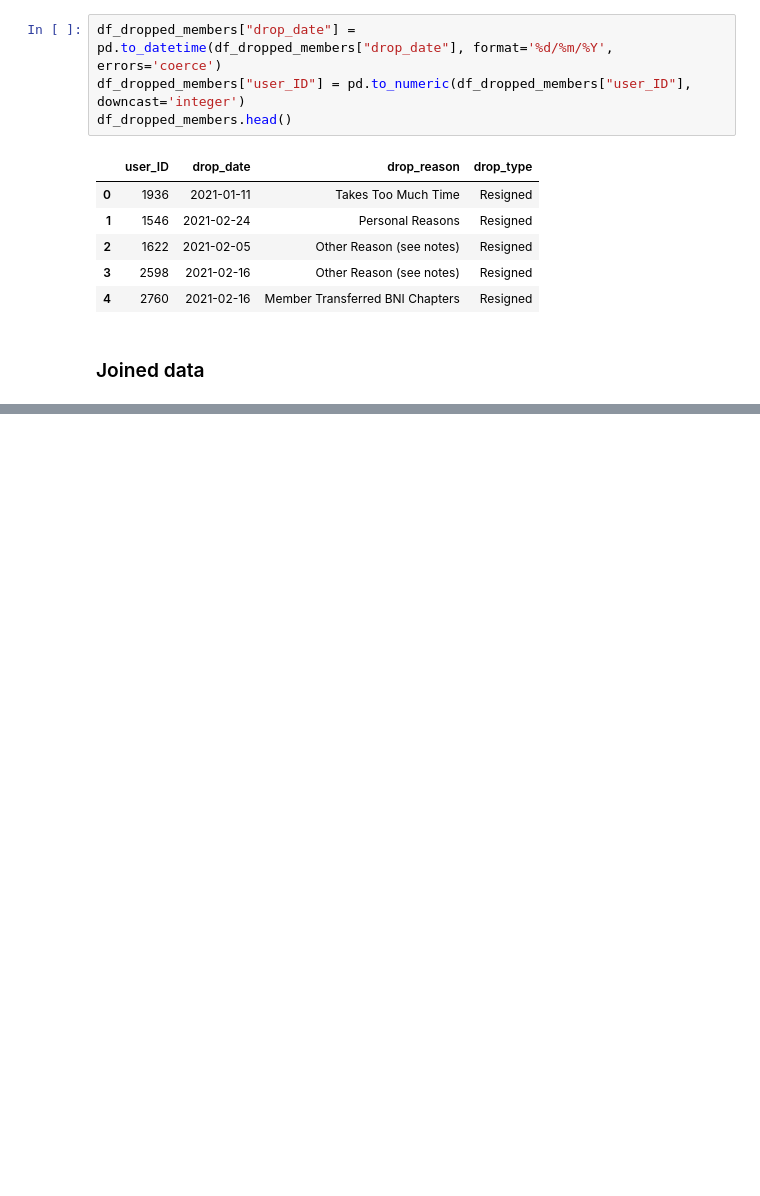
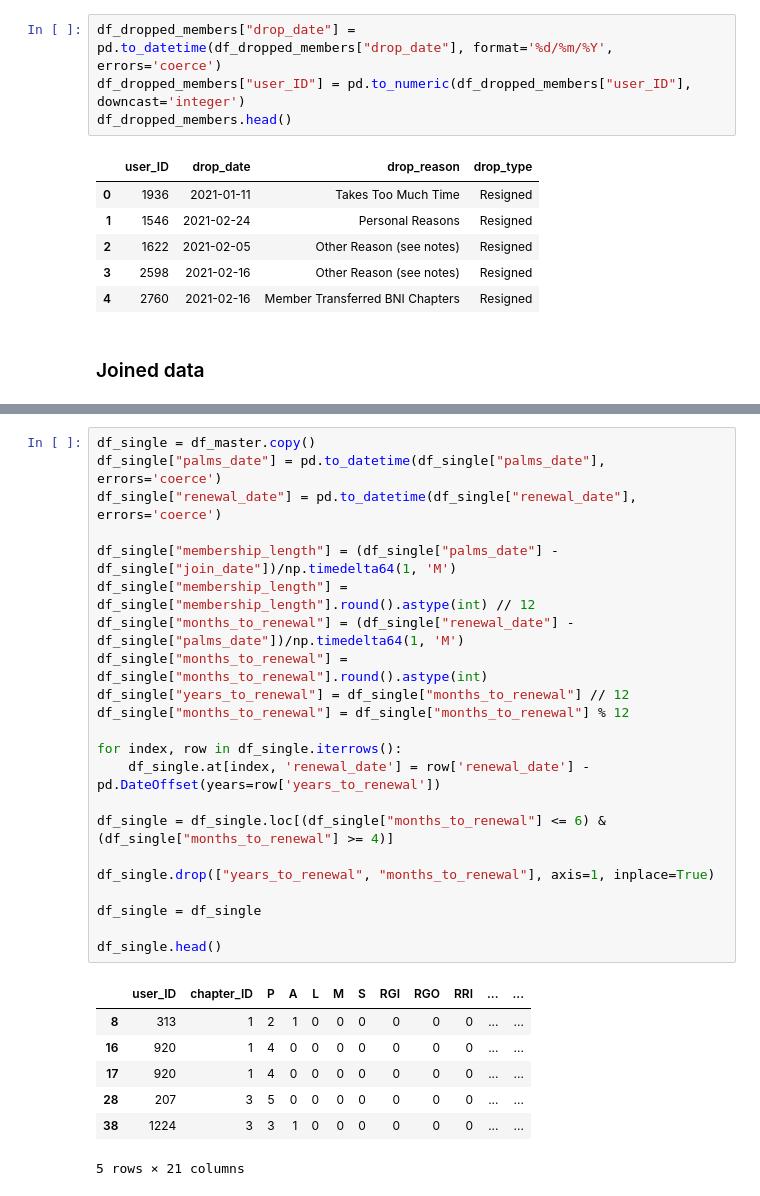
Before and after one commit to ricnorr/bachelor_thesis, a Jupyter notebook: main_script.ipynb, the cells around one changed output, grey strips where cells are left out. Drawn from its saved outputs; the diff is of its cells as text; blank space fills up the shorter version.

```diff
--- a/main_script.ipynb
+++ b/main_script.ipynb
@@ -222,0 +230,30 @@ df_master.sample(10, random_state=13)
+# %%
+df_single = df_master.copy()
+df_single["palms_date"] = pd.to_datetime(df_single["palms_date"], errors='coerce')
+df_single["renewal_date"] = pd.to_datetime(df_single["renewal_date"], errors='coerce')
+
+df_single["membership_length"] = (df_single["palms_date"] - df_single["join_date"])/np.timedelta64(1, 'M')
+df_single["membership_length"] = df_single["membership_length"].round().astype(int) // 12
+df_single["months_to_renewal"] = (df_single["renewal_date"] - df_single["palms_date"])/np.timedelta64(1, 'M')
+df_single["months_to_renewal"] = df_single["months_to_renewal"].round().astype(int)
+df_single["years_to_renewal"] = df_single["months_to_renewal"] // 12
+df_single["months_to_renewal"] = df_single["months_to_renewal"] % 12
+
+for index, row in df_single.iterrows():
+    df_single.at[index, 'renewal_date'] = row['renewal_date'] - pd.DateOffset(years=row['years_to_renewal'])
+
+df_single = df_single.loc[(df_single["months_to_renewal"] <= 6) & (df_single["months_to_renewal"] >= 4)]
+
+df_single.drop(["years_to_renewal", "months_to_renewal"], axis=1, inplace=True)
+
+df_single = df_single
+
+df_single.head()
+# %% [output]
+|  | user_ID | chapter_ID | P | A | L | M | S | RGI | RGO | RRI | ... | ... |
+| 8 | 313 | 1 | 2 | 1 | 0 | 0 | 0 | 0 | 0 | 0 | ... | ... |
+| 16 | 920 | 1 | 4 | 0 | 0 | 0 | 0 | 0 | 0 | 0 | ... | ... |
+| 17 | 920 | 1 | 4 | 0 | 0 | 0 | 0 | 0 | 0 | 0 | ... | ... |
+| 28 | 207 | 3 | 5 | 0 | 0 | 0 | 0 | 0 | 0 | 0 | ... | ... |
+| 38 | 1224 | 3 | 3 | 1 | 0 | 0 | 0 | 0 | 0 | 0 | ... | ... |
+5 rows × 21 columns
```
Also changed, not shown: parts of 6 cells of this notebook.
